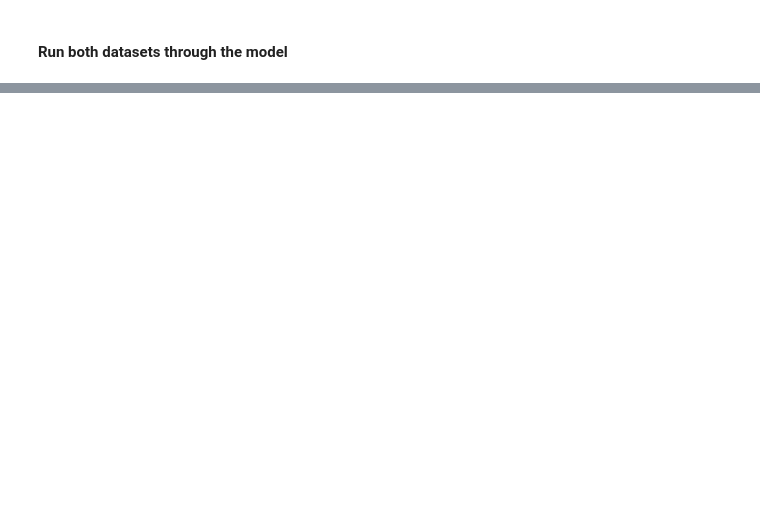
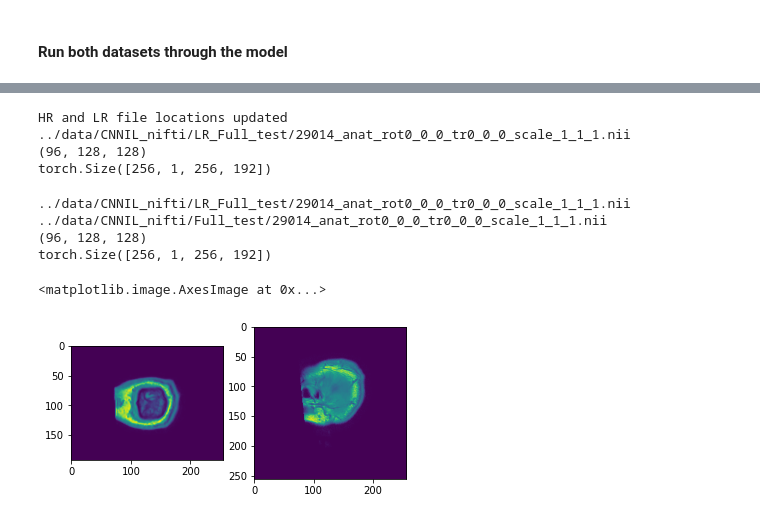
Before and after one commit to Lawreros/Super-Resolution, a Jupyter notebook: CNNIL/main.ipynb, the cells around one changed output, grey strips where cells are left out. Drawn from its saved outputs; the diff is of its cells as text; code cells hidden in the pictures; blank space fills up the shorter version.

```diff
--- a/CNNIL/main.ipynb
+++ b/CNNIL/main.ipynb
@@ -604,0 +538,54 @@ sr.match_altered(update=True, paths=False, sort=False)
+# %%
+# Run on full image:
+# Load matched images
+im_hr, im_lr = sr.match_altered(update = True, paths=True)
+
+# Load trained models:
+net_1.load_state_dict(torch.load('CNNIL_save_network1_39.p'))
+net_2.load_state_dict(torch.load('CNNIL_save_network2_39.p'))
+
+with torch.no_grad():
+    old_img = sr.load_image(im_lr[1])
+    print(im_lr[1])
+    dim = old_img.shape
+    print(dim)
+
+    new_img = np.zeros(dim)
+
+    #print(torch.unsqueeze(torch.transpose(torch.tensor(old_img,dtype=torch.float32),2,0),1).shape)
+    output_1, output_2 = net_1(torch.unsqueeze(torch.tensor(old_img,dtype=torch.float32),1))#(torch.unsqueeze(torch.transpose(torch.tensor(old_img,dtype=torch.float32),2,0),1))
+    #sr.save_image('something.nii', torch.squeeze(output_2,1).numpy())
+
+
+    # print(output_2.shape)
+    output_1, output_2 = net_2(torch.transpose(output_2,0,3))
+    print(output_2.shape)
+    # print(torch.transpose(torch.transpose(torch.squeeze(output_2,1),0,1),1,2).shape)
+    sr.save_image('something.nii', torch.transpose(torch.squeeze(output_2,1),2,0).numpy())
+
+
+# for i in range(dim[2]):
+    # net_1(torch.unsqueeze(torch.tensor(old_img[:,:,i]),0))
+# %% [output]
+HR and LR file locations updated
+../data/CNNIL_nifti/LR_Full_test/29014_anat_rot0_0_0_tr0_0_0_scale_1_1_1.nii
+(96, 128, 128)
+torch.Size([256, 1, 256, 192])
+# %%
+import matplotlib.pyplot as plt
+
+print(im_lr[1])
+print(im_hr[1])
+print(sr.load_image(im_lr[1]).shape)
+print(output_2.shape)
+
+fig, axs = plt.subplots(1, 2)
+axs[0].imshow(torch.squeeze(torch.transpose(torch.transpose(torch.squeeze(output_2,1),0,1),1,2)[30,:,:],0))
+axs[1].imshow(sr.load_image(im_hr[1])[30,:,:])
+# %% [output]
+../data/CNNIL_nifti/LR_Full_test/29014_anat_rot0_0_0_tr0_0_0_scale_1_1_1.nii
+../data/CNNIL_nifti/Full_test/29014_anat_rot0_0_0_tr0_0_0_scale_1_1_1.nii
+(96, 128, 128)
+torch.Size([256, 1, 256, 192])
+<matplotlib.image.AxesImage at 0x...>
+[figure, added]
```
Also changed, not shown: parts of 20 cells of this notebook.
